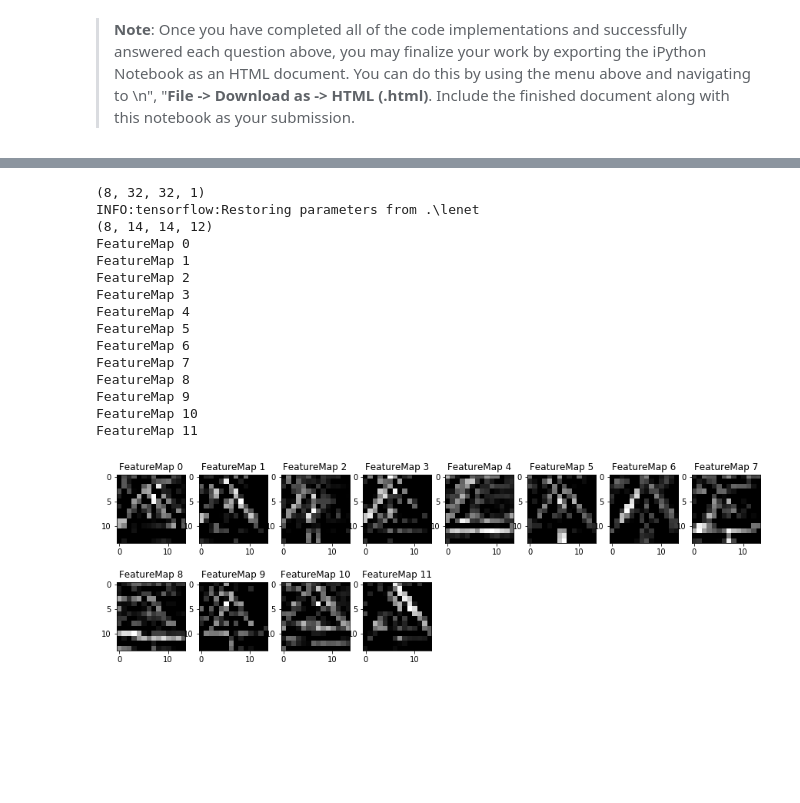
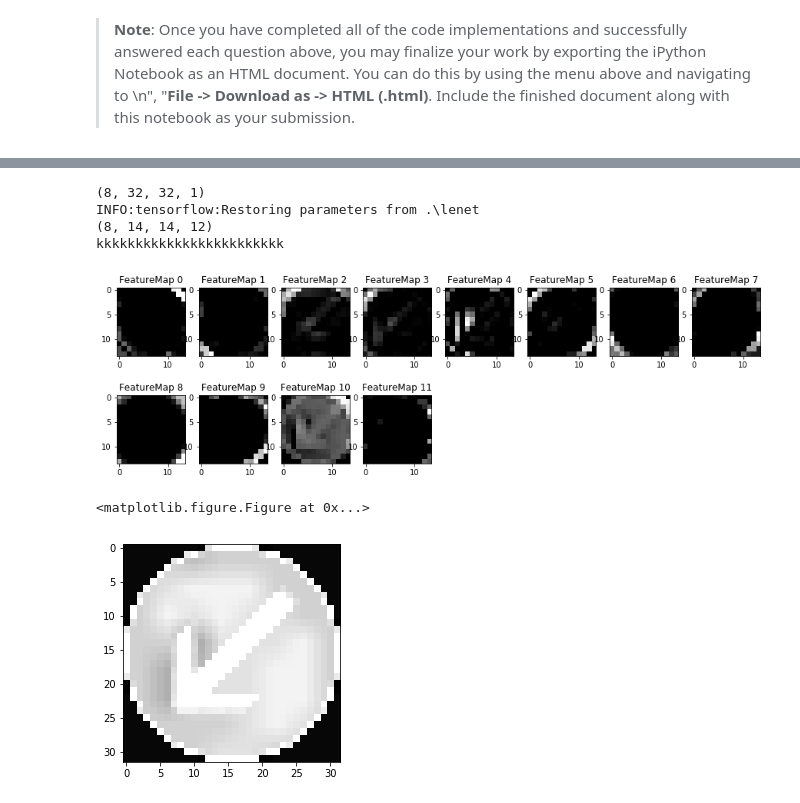
Before and after one commit to chengzg/Traffic_Sign_Classifier, a Jupyter notebook: Traffic_Sign_Classifier.ipynb, the cells around one changed output, grey strips where cells are left out. Drawn from its saved outputs; the diff is of its cells as text; code cells hidden in the pictures; blank space fills up the shorter version.

```diff
--- a/Traffic_Sign_Classifier.ipynb
+++ b/Traffic_Sign_Classifier.ipynb
@@ -960,47 +993,46 @@ For an example of what feature map outputs look like, check out NVIDIA's results
 # tf_activation: should be a tf variable name used during your training procedure that represents the calculated state of a specific weight layer
 # activation_min/max: can be used to view the activation contrast in more detail, by default matplot sets min and max to the actual min and max values of the output
 # plt_num: used to plot out multiple different weight feature map sets on the same block, just extend the plt number for each new feature map entry
 
 def outputFeatureMap(image_input, tf_activation, activation_min=-1, activation_max=-1 ,plt_num=1):
     # Here make sure to preprocess your image_input in a way your network expects
     # with size, normalization, ect if needed
     # image_input =
     # Note: x should be the same name as your network's tensorflow data placeholder variable
     # If you get an error tf_activation is not defined it may be having trouble accessing the variable from inside a function
     activation = tf_activation.eval(session=sess,feed_dict={x : image_input})
     print(activation.shape)
+    print("kkkkkkkkkkkkkkkkkkkkkkkk")
     featuremaps = activation.shape[3]
     plt.figure(plt_num, figsize=(15,15))
+    featuremap_index = 7
     for featuremap in range(featuremaps):
         plt.subplot(6,8, featuremap+1) # sets the number of feature maps to show on each row and column
         plt.title('FeatureMap ' + str(featuremap)) # displays the feature map number
         if activation_min != -1 & activation_max != -1:
-            plt.imshow(activation[0,:,:, featuremap], interpolation="nearest", vmin =activation_min, vmax=activation_max, cmap="gray")
+            plt.imshow(activation[featuremap_index,:,:, featuremap], interpolation="nearest", vmin =activation_min, vmax=activation_max, cmap="gray")
         elif activation_max != -1:
-            plt.imshow(activation[0,:,:, featuremap], interpolation="nearest", vmax=activation_max, cmap="gray")
+            plt.imshow(activation[featuremap_index,:,:, featuremap], interpolation="nearest", vmax=activation_max, cmap="gray")
         elif activation_min !=-1:
-            plt.imshow(activation[0,:,:, featuremap], interpolation="nearest", vmin=activation_min, cmap="gray")
+            plt.imshow(activation[featuremap_index,:,:, featuremap], interpolation="nearest", vmin=activation_min, cmap="gray")
         else:
-            plt.imshow(activation[0,:,:, featuremap], interpolation="nearest", cmap="gray")
+            plt.imshow(activation[featuremap_index,:,:, featuremap], interpolation="nearest", cmap="gray")
+
+    plt.figure(figsize=(2,2))
+    f, ax1 = plt.subplots(1, 1)
+    image = new_images_array3[featuremap_index].squeeze()
+    ax1.imshow(image, cmap="gray")
+    plt.show()
 
 print(new_images_array3.shape)
 sess = tf.Session()
 saver.restore(sess, tf.train.latest_checkpoint("."))
 outputFeatureMap(new_images_array3, conv1)
 # %% [output]
 (8, 32, 32, 1)
 INFO:tensorflow:Restoring parameters from .\lenet
 (8, 14, 14, 12)
-FeatureMap 0
-FeatureMap 1
-FeatureMap 2
-FeatureMap 3
-FeatureMap 4
-FeatureMap 5
-FeatureMap 6
-FeatureMap 7
-FeatureMap 8
-FeatureMap 9
-FeatureMap 10
-FeatureMap 11
+kkkkkkkkkkkkkkkkkkkkkkkk
-[figure, old version]
+[figure, new version]
+<matplotlib.figure.Figure at 0x...>
+[figure, added]
```
Also changed, not shown: parts of 9 cells of this notebook, 3 other files.
